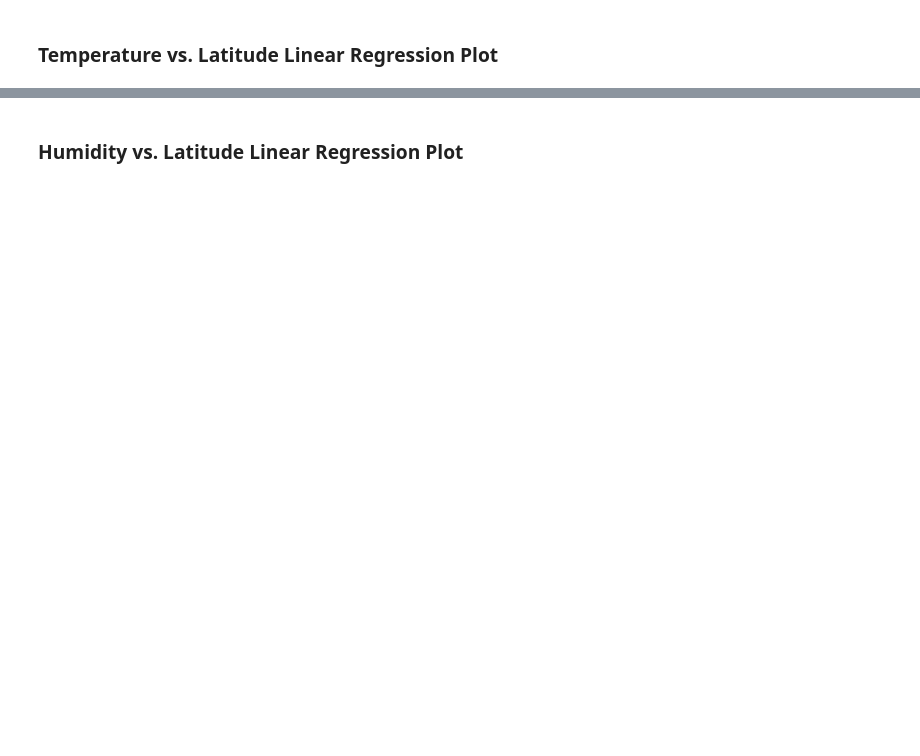
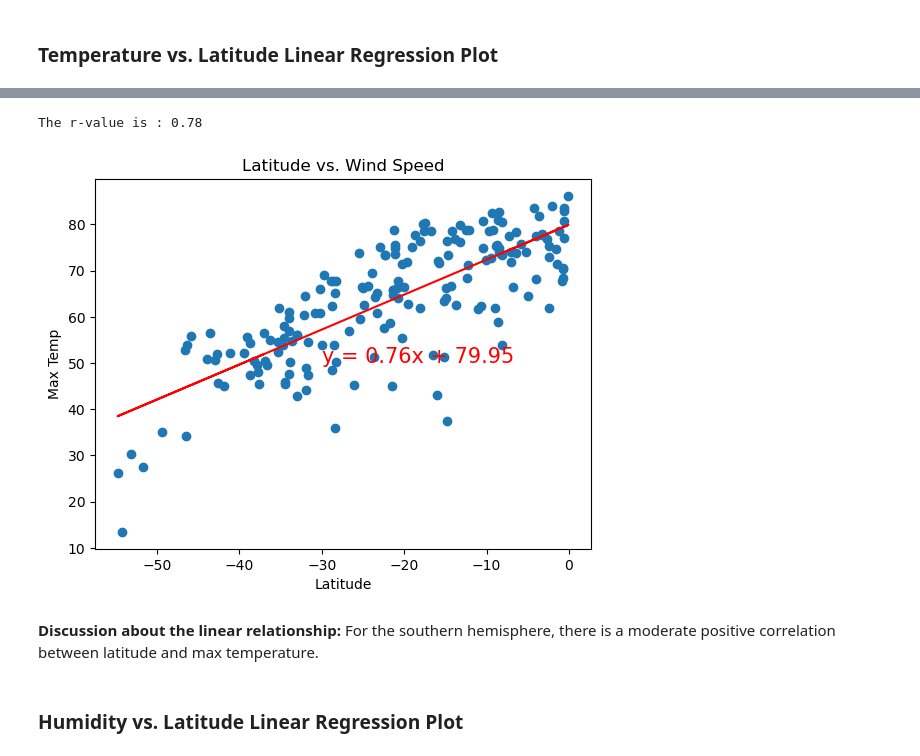
Before and after one commit to kimberlyher19/World_Weather_Analysis, a Jupyter notebook: WeatherPy/WeatherPy.ipynb, the cells around one changed output, grey strips where cells are left out. Cells and saved outputs as stored; diff of their text form; code cells hidden in the pictures; blank space fills up the shorter version.

```diff
--- a/WeatherPy/WeatherPy.ipynb
+++ b/WeatherPy/WeatherPy.ipynb
@@ -317,2 +325,15 @@ The r^2-value is: 0.6720220238897325
+# %%
+# Linear regression on Southern Hemisphere
+equation = linear_regression(southern_hemi_df["Lat"], southern_hemi_df["Wind Speed"])
+annotate(equation, -30, 15)
+plt.xlabel("Latitude")
+plt.ylabel("Wind Speed")
+plt.title("Latitude vs. Wind Speed")
+plt.show()
+# %% [output]
+The r-value is : 0.78
+[figure, added]
+# %% [markdown]
+**Discussion about the linear relationship:** For the southern hemisphere, there is a moderate positive correlation between latitude and max temperature.
 # %% [markdown]
 ### Humidity vs. Latitude Linear Regression Plot
```
Also changed, not shown: parts of 35 cells of this notebook, 5 other files.
